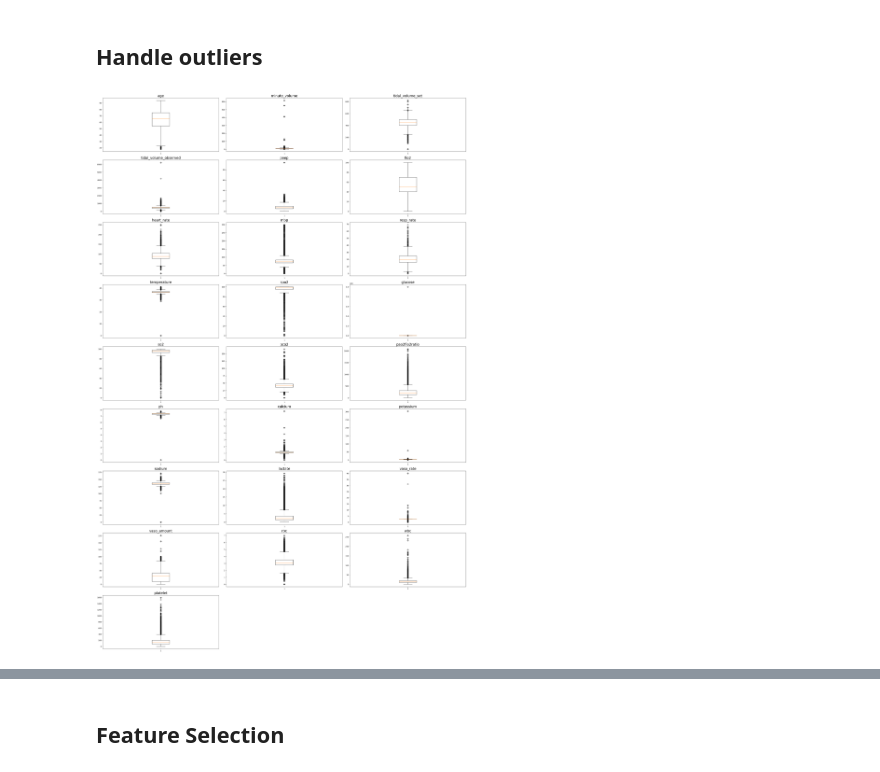
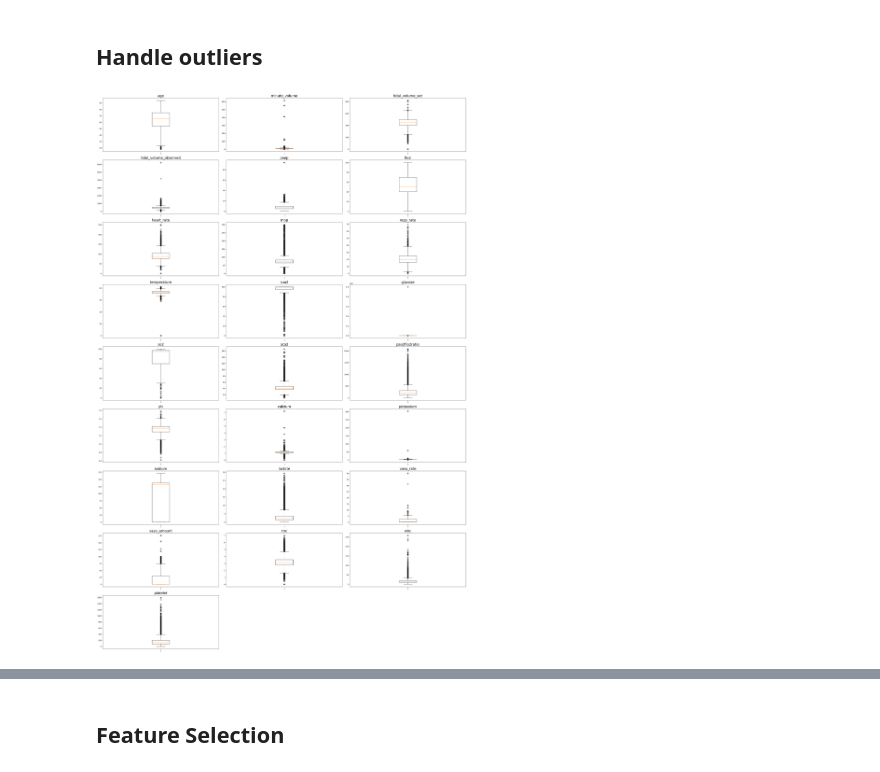
Before and after one commit to gokullan/early-ARDS-prediction, a Jupyter notebook: Early_Prediction_of_ARDS.ipynb, the cells around one changed output, grey strips where cells are left out. Saved outputs shown, nothing was run; the diff lists cells and outputs as text; code cells hidden in the pictures.

```diff
--- a/Early_Prediction_of_ARDS.ipynb
+++ b/Early_Prediction_of_ARDS.ipynb
@@ -222,18 +222,22 @@ for col in categorical_cols:
 # %% [markdown]
 ## Order all samples by their `stay_id`s, then by their `charttime`s
 # %%
-samples_grouped = samples_all.groupby(by='stay_id')
-grouped_and_sorted = []
-for name, group in samples_grouped.__iter__():
-  # consider only those records that have at least 10 samples
-  if (len(group) > 10):
-    grouped_and_sorted.append(group.sort_values(by='charttime').reset_index(drop=True))
+def group_and_order(samples_all):
+  samples_grouped = samples_all.groupby(by='stay_id')
+  grouped_and_sorted = []
+  for name, group in samples_grouped.__iter__():
+    # consider only those records that have at least 10 samples
+    if (len(group) > 10):
+      grouped_and_sorted.append(group.sort_values(by='charttime').reset_index(drop=True))
+  return grouped_and_sorted
+# %%
+grouped_and_sorted = group_and_order(samples_all)
 # %% [markdown]
 ## Fill Null Values
 # %%
 cols = grouped_and_sorted[0].columns
 for idx in range(len(grouped_and_sorted)):
-  _n = len(group)
+  _n = len(grouped_and_sorted[idx])
   for col in cols:
     if grouped_and_sorted[idx][col].isna().sum() == _n:
       grouped_and_sorted[idx][col].fillna(0, inplace=True)
@@ -252,6 +256,8 @@ for idx in range(1, len(grouped_and_sorted)):
       ],
       axis=0
   )
+# %%
+groups_combined.reset_index(inplace=True, drop=True)
 # %%
 def display_box_plot(dataset, cols, exclude=[]):
   n = len(cols)
@@ -270,22 +276,23 @@ def display_box_plot(dataset, cols, exclude=[]):
 # %%
 to_exclude = [
      'ART.', 'CENTRAL VENOUS.', 'MIX.', 'VEN.',
      'Avea', 'Drager', 'Hamilton', 'Other',
      'hadm_id', 'stay_id', 'myocardial_infarct',
      'congestive_heart_failure', 'peripheral_vascular_disease',
      'cerebrovascular_disease', 'dementia', 'chronic_pulmonary_disease',
      'rheumatic_disease', 'peptic_ulcer_disease', 'mild_liver_disease',
      'diabetes_without_cc', 'diabetes_with_cc', 'paraplegia',
      'renal_disease', 'malignant_cancer', 'severe_liver_disease',
-     'metastatic_solid_tumor', 'aids'
+     'metastatic_solid_tumor', 'aids',
+     'hadm_id', 'stay_id'
 ]
 display_box_plot(
     groups_combined,
     groups_combined._get_numeric_data().columns,
     to_exclude
 )
 # %% [output]
-[figure, old version]
+[figure, new version]
 # %%
 def remove_outliers(colname):
   Q1 = np.percentile(groups_combined[colname], 20,
```
Also changed, not shown: parts of 6 cells of this notebook.
